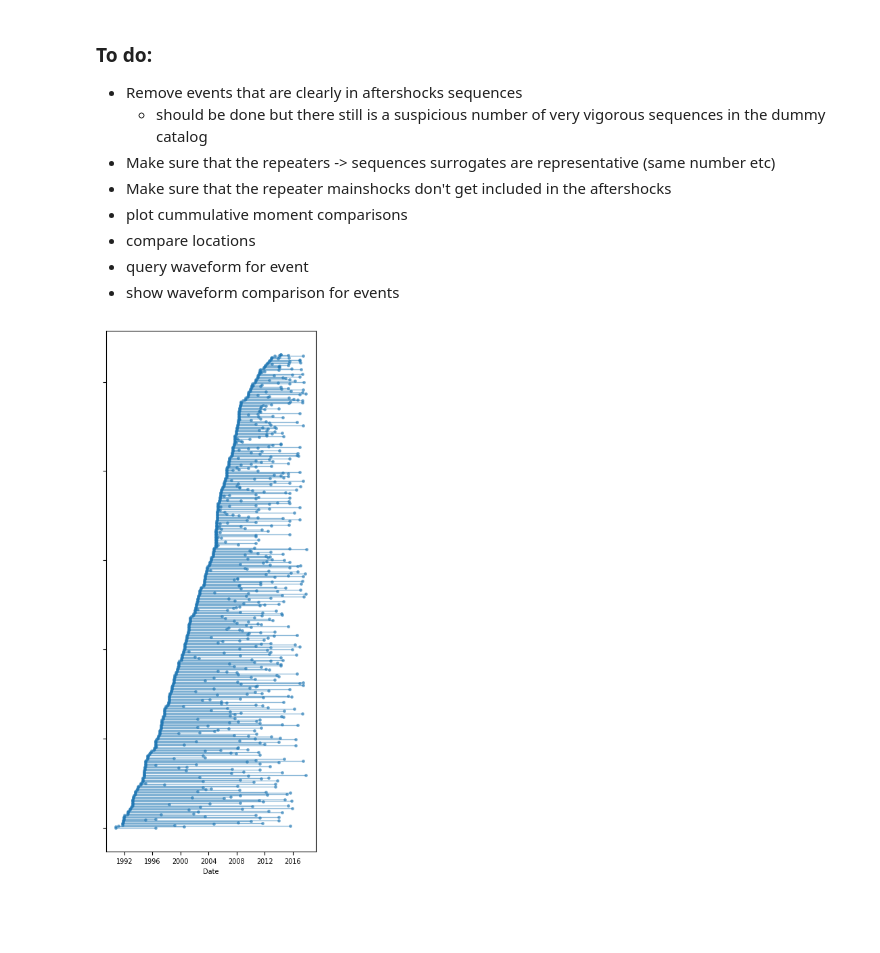
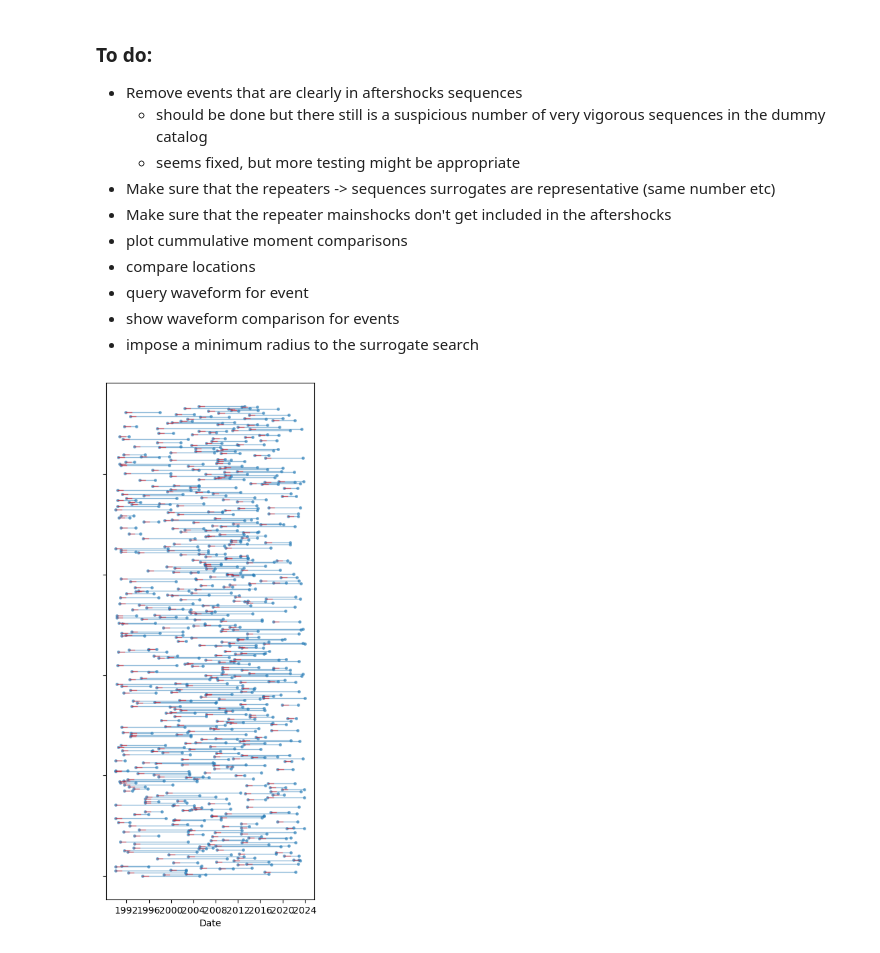
Before and after one commit to keliankaz/repeaters, a Jupyter notebook: repeaters_and_sequences.ipynb, the cells around one changed output. Saved outputs shown, nothing was run; the diff lists cells and outputs as text; code cells hidden in the pictures; blank space fills up the shorter version.

```diff
--- a/repeaters_and_sequences.ipynb
+++ b/repeaters_and_sequences.ipynb
@@ -25,12 +22,14 @@ The autoreload extension is already loaded. To reload it, use:
 ### To do:
 - Remove events that are clearly in aftershocks sequences
   - should be done but there still is a suspicious number of very vigorous sequences in the dummy catalog
+  - seems fixed, but more testing might be appropriate
 - Make sure that the repeaters -> sequences surrogates are representative (same number etc)
 - Make sure that the repeater mainshocks don't get included in the aftershocks
 - plot cummulative moment comparisons
 - compare locations
 - query waveform for event
 - show waveform comparison for events
+- impose a minimum radius to the surrogate search
 # %%
 earquake_metadata = {
     "starttime": '1990-01-01',
@@ -46,22 +45,24 @@ earthquakes = EarthquakeCatalog(
 ) # expect warnings about loading existing catalog and Nan values
 # %%
 pairs_config = dict(
-    data_directory/"jgrb540690-sup-0002-2019jb018652-ts01.txt",
+    file_name = data_directory/"jgrb540690-sup-0002-2019jb018652-ts01.txt",
+    min_time_delta_years = 2,
 )
 
 surrogate_config = dict(
-    max_distance_km = 100, # selected to preserve some of the same structure with Mc and similar tectonic setting
+    max_distance_km = 300, # selected to preserve some of the same structure with Mc and similar tectonic setting
     max_magnitude_delta = 0.1, # comparable to (event_pairs.catalog.Mag - event_pairs.catalog.Mag_2).abs().mean()
     min_time_delta_days = 365, # avoid the events being related to eachother
+    max_time_delta_days = 15*365, # avoid the events being related to eachother
     min_prior_time_delta = 60, # avoid mainshocks occuring before the event
 )
 
 event_pairs = RepeaterCatalog(**pairs_config)
 dummy_event_pairs = event_pairs.create_surrogate_catalog(other_catalog=earthquakes, **surrogate_config)
 # %%
-event_pairs.plot_pairs()
+dummy_event_pairs.plot_pairs()
 # %% [output]
-[figure, old version]
+[figure, new version]
 # %%
 sequence_config = dict(
     sequence_duration_days = 30,
```
Also changed, not shown: parts of 6 cells of this notebook, 1 other file.
